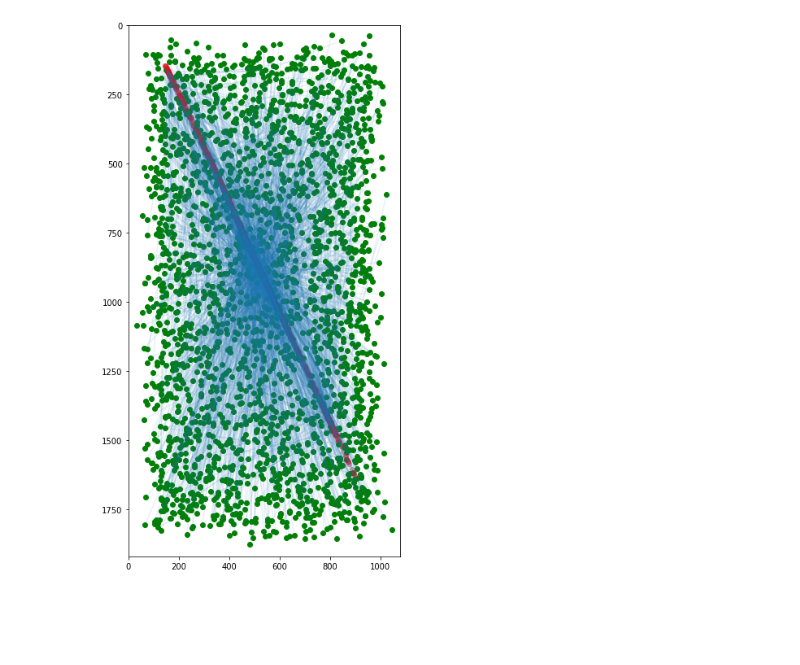
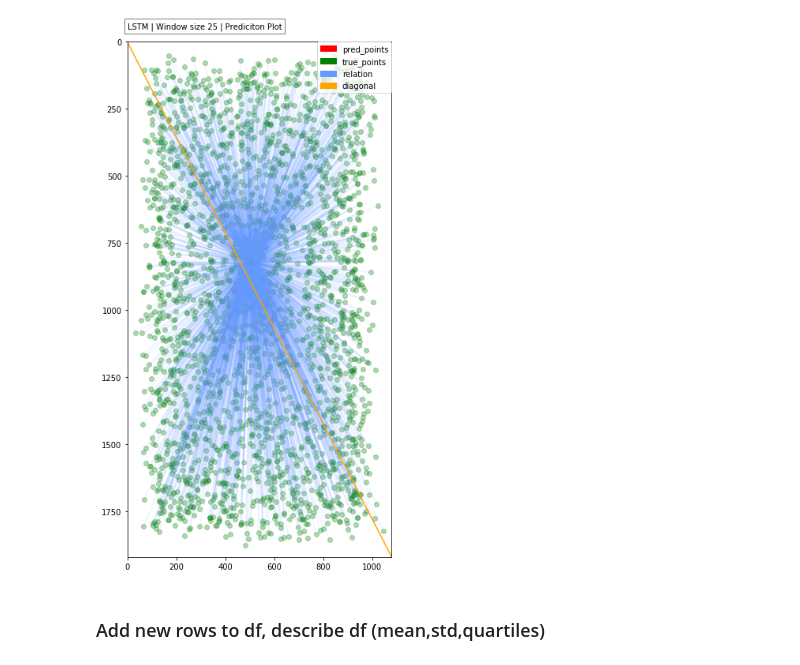
Before and after one commit to Stunkymonkey/fapra-imu, a Jupyter notebook: keras/04_model-predict.ipynb, the cells around one changed output. Saved outputs shown, nothing was run; the diff lists cells and outputs as text; code cells hidden in the pictures; blank space fills up the shorter version.

Commit message:
[keras] model predicition and plots

```diff
--- a/keras/04_model-predict.ipynb
+++ b/keras/04_model-predict.ipynb
@@ -115,0 +119,6 @@ model_name="IMU_N5X_20190116_203310.61-399.61.h5"
+# %%
+model_name="IMU_N5X_20190116_202827.49-408.46.h5"
+directory = str(Path.home())+"/data/plots/"+model_name.split(".")[0]
+if not os.path.exists(directory):
+    print("Making directory: " + directory)
+    os.makedirs(directory)
@@ -151,0 +172,5 @@ indices = df.ne(df.shift()).apply(lambda x: x.index[x].tolist())
+# %%
+### Change write_string to match you want to print into plot
+write_string = "LSTM | Window size 25"
+###
+export_path = str(Path.home())+"/data/plots/"+ model_name.split(".")[0]
@@ -152,4 +216,12 @@ indices = df.ne(df.shift()).apply(lambda x: x.index[x].tolist())
 # %%
+%%time
+colors = ['red','green','#6499FF','orange']
+labels = ['pred_points','true_points','relation','diagonal']
+width= 0.2
+patches = []
+for i in range(len(colors)):
+    patch = mpatches.Patch(color=colors[i], label=labels[i])
+    patches.append(patch)
 fig, ax = plt.subplots(figsize=(6,12))
 ax.set_xlim(0, 1080)
 ax.set_ylim(1920, 0)
@@ -159,7 +231,18 @@ for x in indices.X[1:]:
     x_pred=df.iloc[x-1]['XPred']
     y_pred=df.iloc[x-1]['YPred']
     ax.scatter([x_pred],[y_pred], c='red', alpha = 0.3)
-    ax.scatter([x_true],[y_true], c='green')
-    l = mlines.Line2D([x_true,x_pred],[y_true,y_pred],alpha=0.1)
+    ax.scatter([x_true],[y_true], c='green', alpha = 0.3)
+    l = mlines.Line2D([x_true,x_pred],[y_true,y_pred],c = '#6499FF',alpha=0.1)
     ax.add_line(l)
+
+b = mlines.Line2D([0,1080],[0,1920], c = 'orange')
+ax.add_line(b)
+
+ax.text(0, -50, write_string+" | Prediciton Plot", bbox=dict(facecolor='white', alpha=0.5))
+plt.legend(loc = 'upper right', handles= patches, ncol = 1,  borderaxespad=0.)
+
+
+print("Exporting predicition plot to: " + export_path)
+fig.savefig(export_path + "/pred_"+model_name.split(".")[0] +".pdf", bbox_inches="tight")
+fig.savefig(export_path + "/pred_"+model_name.split(".")[0], bbox_inches="tight")
 # %% [output]
@@ -166,2 +252,4 @@ for x in indices.X[1:]:
-[figure, old version]
+[figure, new version]
+# %% [markdown]
+### Add new rows to df, describe df (mean,std,quartiles)
 # %%
```
Also changed, not shown: parts of 15 cells of this notebook.
